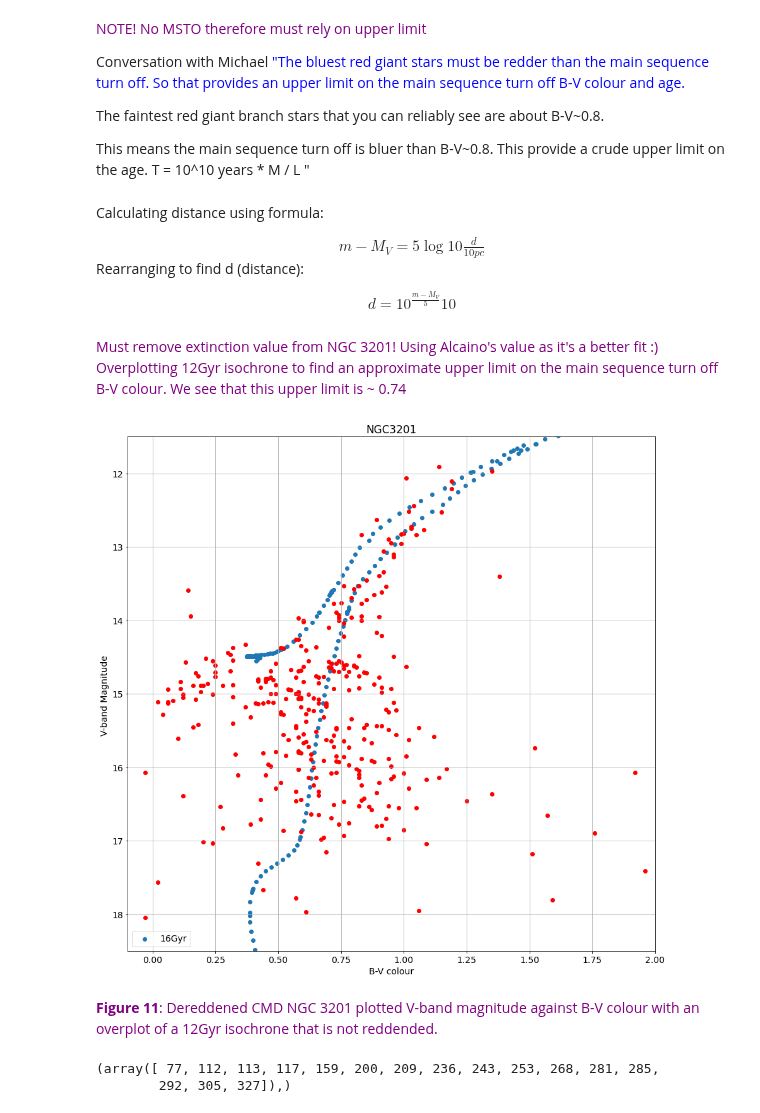
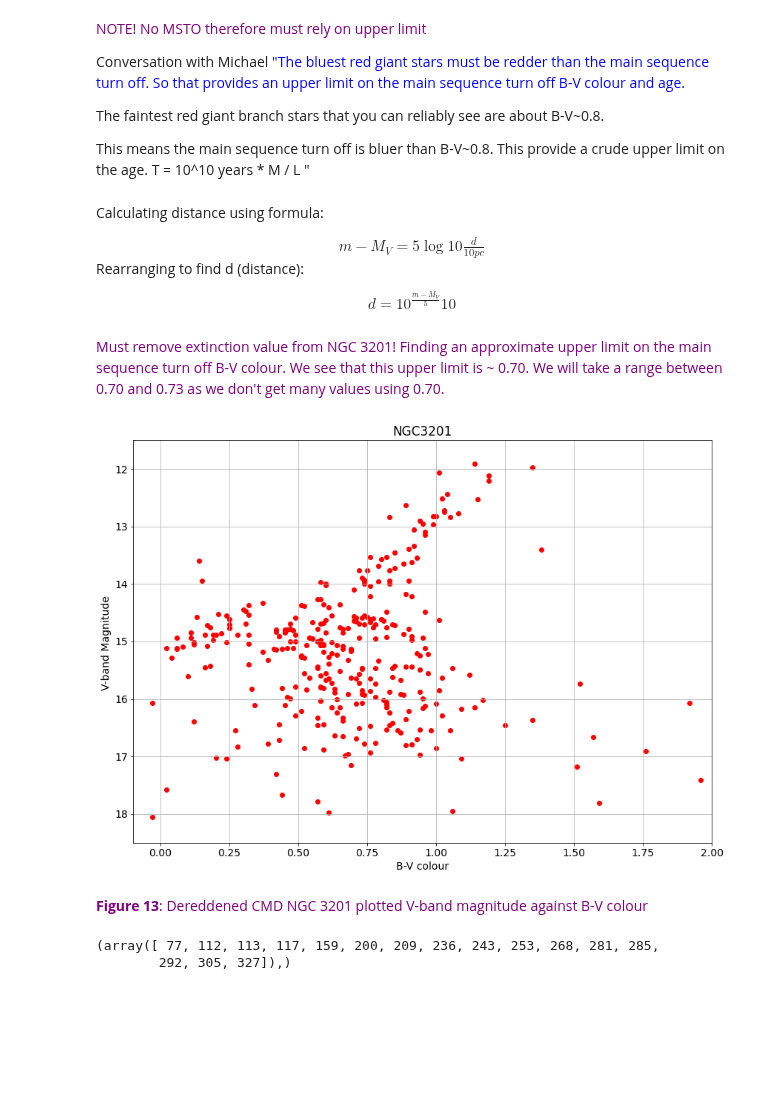
Before and after one commit to evgenyneu/asp3231_project, a Jupyter notebook: code/080_science/science_age_and_distance.ipynb, the cells around one changed output. Drawn from its saved outputs; the diff is of its cells as text; code cells hidden in the pictures; blank space fills up the shorter version.

```diff
--- a/code/080_science/science_age_and_distance.ipynb
+++ b/code/080_science/science_age_and_distance.ipynb
@@ -491,47 +504,41 @@ T = 10^10 years * M / L "
 # %% [markdown]
 Calculating distance using formula:
 
-<center> $ m - M_V = 5\log{10}{\frac{d}{10pc}} $ </center>
+<center> $m - M_V = 5\log{10}{\frac{d}{10pc}}$ </center>
 
 Rearranging to find d (distance):
 
-<center> $ d = 10^\frac{m - M_V}{5}10 $ </center>
+<center> $d = 10^\frac{m - M_V}{5}10$ </center>
 # %% [markdown]
-<font color=purple> Must remove extinction value from NGC 3201! Using Alcaino's value as it's a better fit :)
-    Overplotting 12Gyr isochrone to find an approximate upper limit on the main sequence turn off B-V colour. We see that this upper limit is ~ 0.74
+<font color=purple> Must remove extinction value from NGC 3201! Finding an approximate upper limit on the main sequence turn off B-V colour. We see that this upper limit is ~ 0.70. We will take a range between 0.70 and 0.73 as we don't get many values using 0.70.
 # %%
-EBV = 0
-RV = 0
-plot_iso('12Gyr.txt','girardi isochrones/-1.56', 14, '16Gyr', 1, 0, 'B', 'V')    # plotting 12Gyr isochrone
-
-
 #plot(B,V,"B","V",0 , 2, 18, 12)            # comparing to reddened data
-EBV = 0.14
+EBV = 0.14                                  # reddening
 RV = 3.1*EBV
 
 BV = numpy.array(B_mag)-numpy.array(V_mag)  # colour: B minus V mags
 BVV_M = BV-EBV                              # adding reddening value to (B - V) colour
 
 # plotting HR
 plt.rcParams['figure.figsize'] = [14, 10]   # define plot size
 
 plt.axis([-0.1, 2, 18.5, 11.5])             # axes ranges
 
 ax = plt.gca()
 ax.scatter(BVV_M, V_mag, color = "red")     # scatter plot
 
 # axis labels
 plt.rcParams.update({'font.size':14 })
 plt.xlabel('B-V colour')
 plt.ylabel('V-band Magnitude ')
 plt.title('NGC3201')
 plt.grid(True)
 
 plt.show()
 # %% [output]
-[figure, old version]
+[figure, new version]
 # %% [markdown]
-<font color=purple> **Figure 11**:  Dereddened CMD NGC 3201 plotted V-band magnitude against B-V colour with an overplot of a 12Gyr isochrone that is not reddended.
+<font color=purple> **Figure 13**:  Dereddened CMD NGC 3201 plotted V-band magnitude against B-V colour
 # %%
 import numpy as np
 
```
Also changed, not shown: parts of 24 cells of this notebook, 9 other files.
